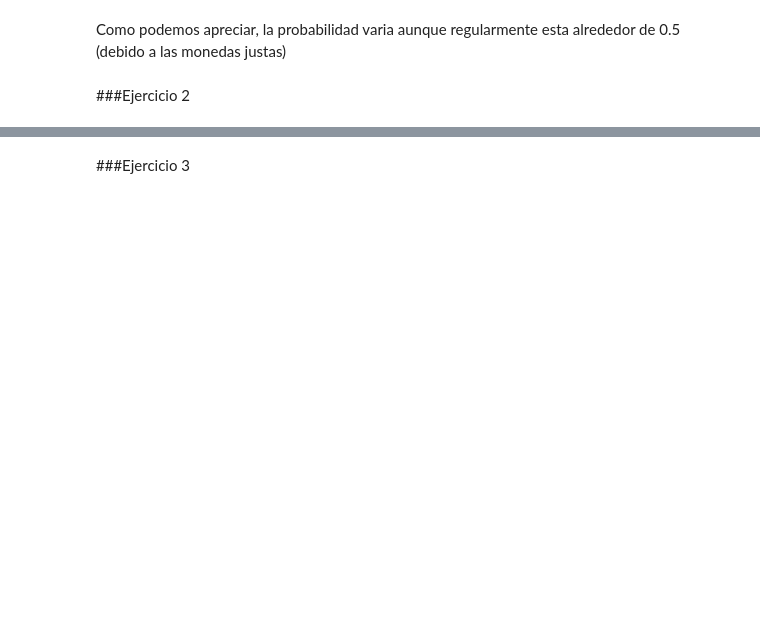
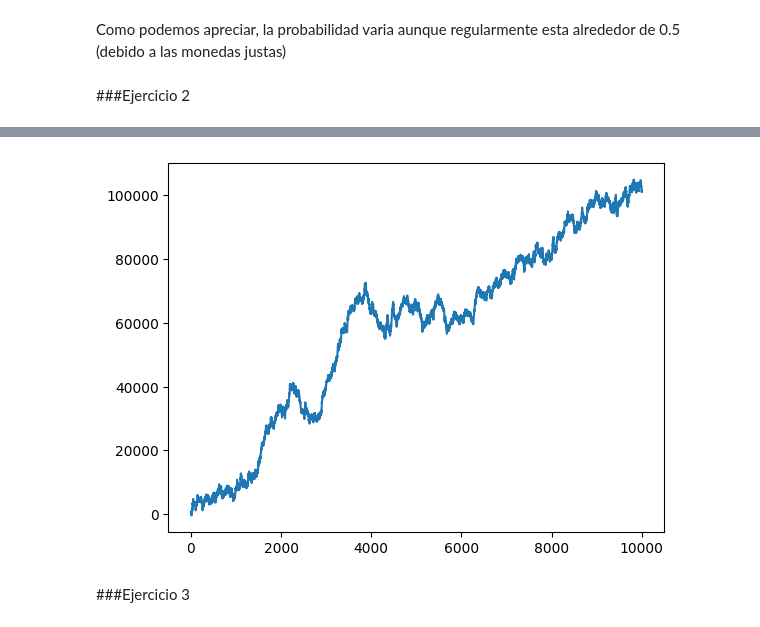
Before and after one commit to AndresQuinto5/MiniProyecto6, a Jupyter notebook: minip6.ipynb, the cells around one changed output, grey strips where cells are left out. Cells and saved outputs as stored; diff of their text form; code cells hidden in the pictures; blank space fills up the shorter version.

```diff
--- a/minip6.ipynb
+++ b/minip6.ipynb
@@ -125,31 +127,30 @@ fig.show()
 # %%
 iter = 10
 final = []
 cantidad = 10000
 acumulado = 0
 apostado = 100
 
 for i in range(cantidad):
     for j in range(iter):
         token = random.randint(1, 100)
         numero = random.randint(0, 1)
         if(numero == 0):
             if((token %2 == 0 or token == 11 and token != 10)):
                 acumulado += apostado
             else:
                 acumulado -= apostado
         elif(numero == 1):
             if((token %2 != 1 or token != 11 and token == 10)):
                 acumulado += apostado
             else:
                 acumulado -= apostado
     final.append(acumulado)
 
-# plt.plot(list(range(cantidad)) ,final)
-# plt.show()
-
-fig = px.line(x=list(range(cantidad)), y=final, title='EJERCICIO 3', labels={'x':'Cantidad', 'y':'Final'})
-fig.show()
+plt.plot(list(range(cantidad)) ,final)
+plt.show()
+# %% [output]
+[figure, added]
 # %% [markdown]
 ###Ejercicio 3
 # %%
```
Also changed, not shown: parts of 5 cells of this notebook.
